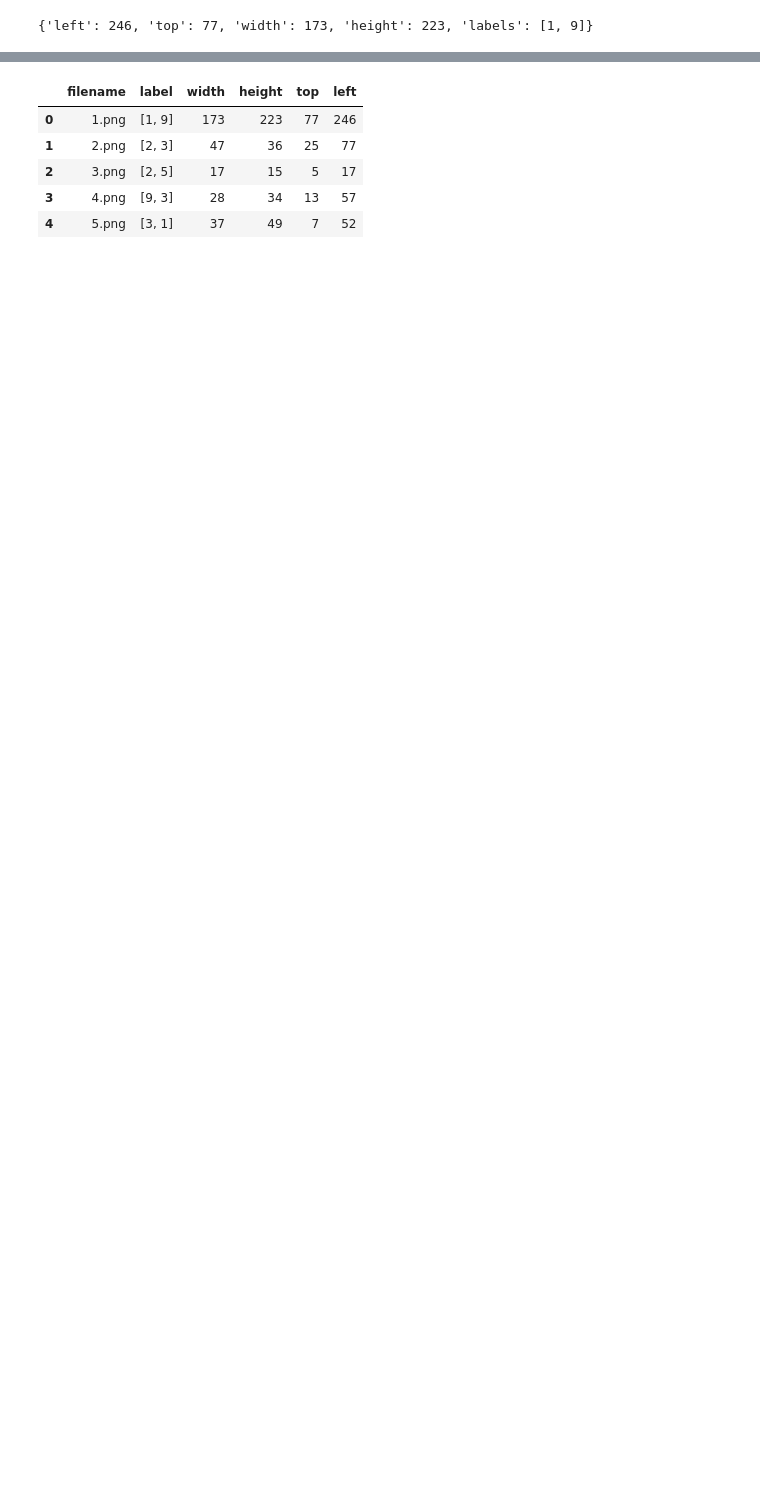
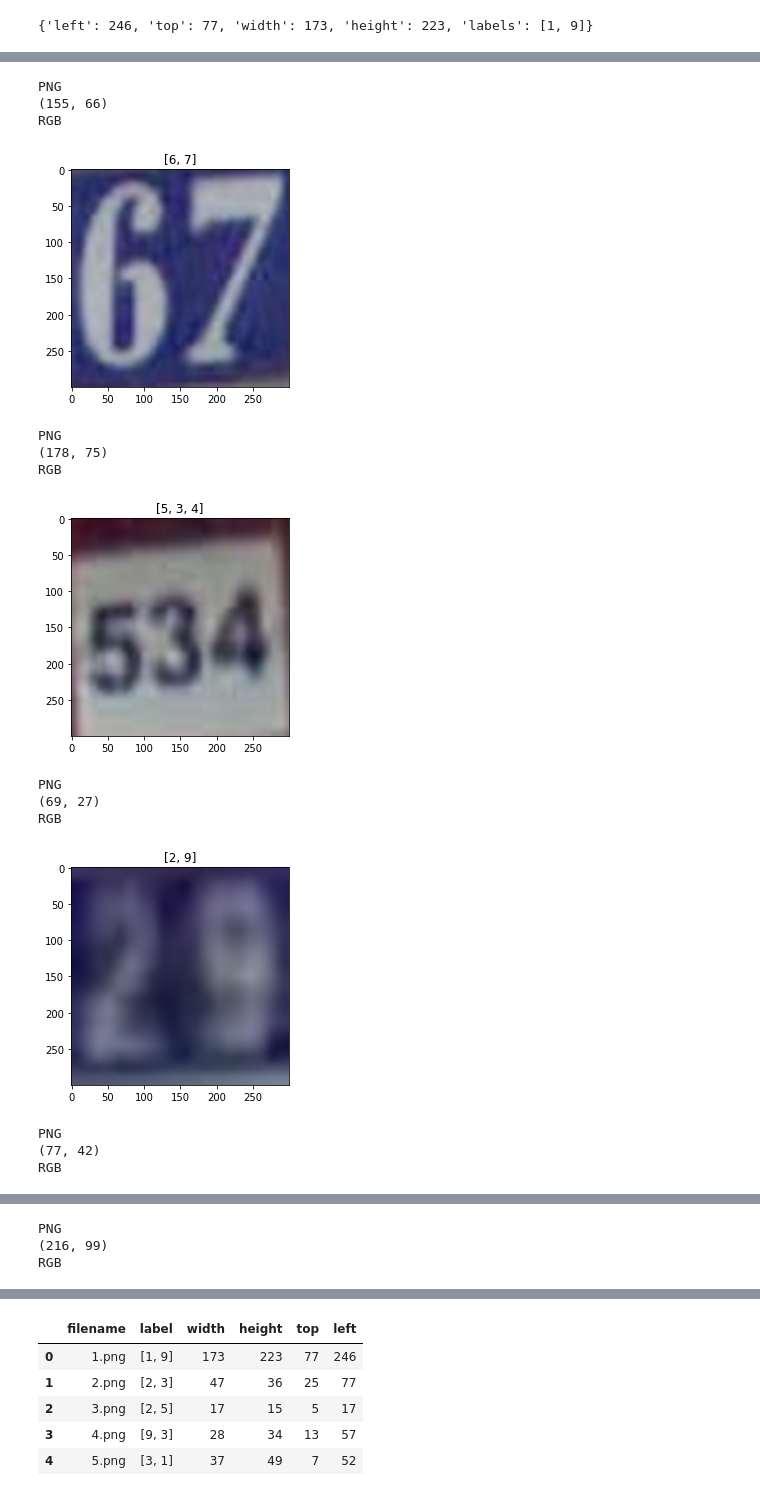
Before and after one commit to jabsneve/Computer_Vision_Capstone, a Jupyter notebook: Notebooks/03 CV Multi-digit Data Preprocessing.ipynb, the cells around one changed output, grey strips where cells are left out. Saved outputs shown, nothing was run; the diff lists cells and outputs as text; code cells hidden in the pictures; blank space fills up the shorter version.

```diff
--- a/Notebooks/03 CV Multi-digit Data Preprocessing.ipynb
+++ b/Notebooks/03 CV Multi-digit Data Preprocessing.ipynb
@@ -258,0 +240,34 @@ for _ in range(10):
+# %%
+for _ in range(10):
+    img_dict = train_data
+    path = train_path
+    idx = random.randint(1, len(train_data))
+    fn = '{}{}'.format(idx, '.png')
+    x = img_dict[fn]['left']
+    y = img_dict[fn]['top']
+    w = img_dict[fn]['width']
+    h = img_dict[fn]['height']
+    img_f = os.path.join(path, fn)
+    img = Image.open(img_f)
+    fig, ax = plt.subplots(1)
+    img_crop = img.crop((x, y, (x+w), (y+h)))
+    new_image = img_crop.resize((300,300))
+    ax.imshow(new_image)
+    plt.title(train_data[fn]['labels'])
+    plt.show()
+# %% [output]
+PNG
+(155, 66)
+RGB
+[figure, added]
+PNG
+(178, 75)
+RGB
+[figure, added]
+PNG
+(69, 27)
+RGB
+[figure, added]
+PNG
+(77, 42)
+RGB
@@ -258,0 +275,3 @@ for _ in range(10):
+PNG
+(216, 99)
+RGB
```
Also changed, not shown: parts of 41 cells of this notebook.
